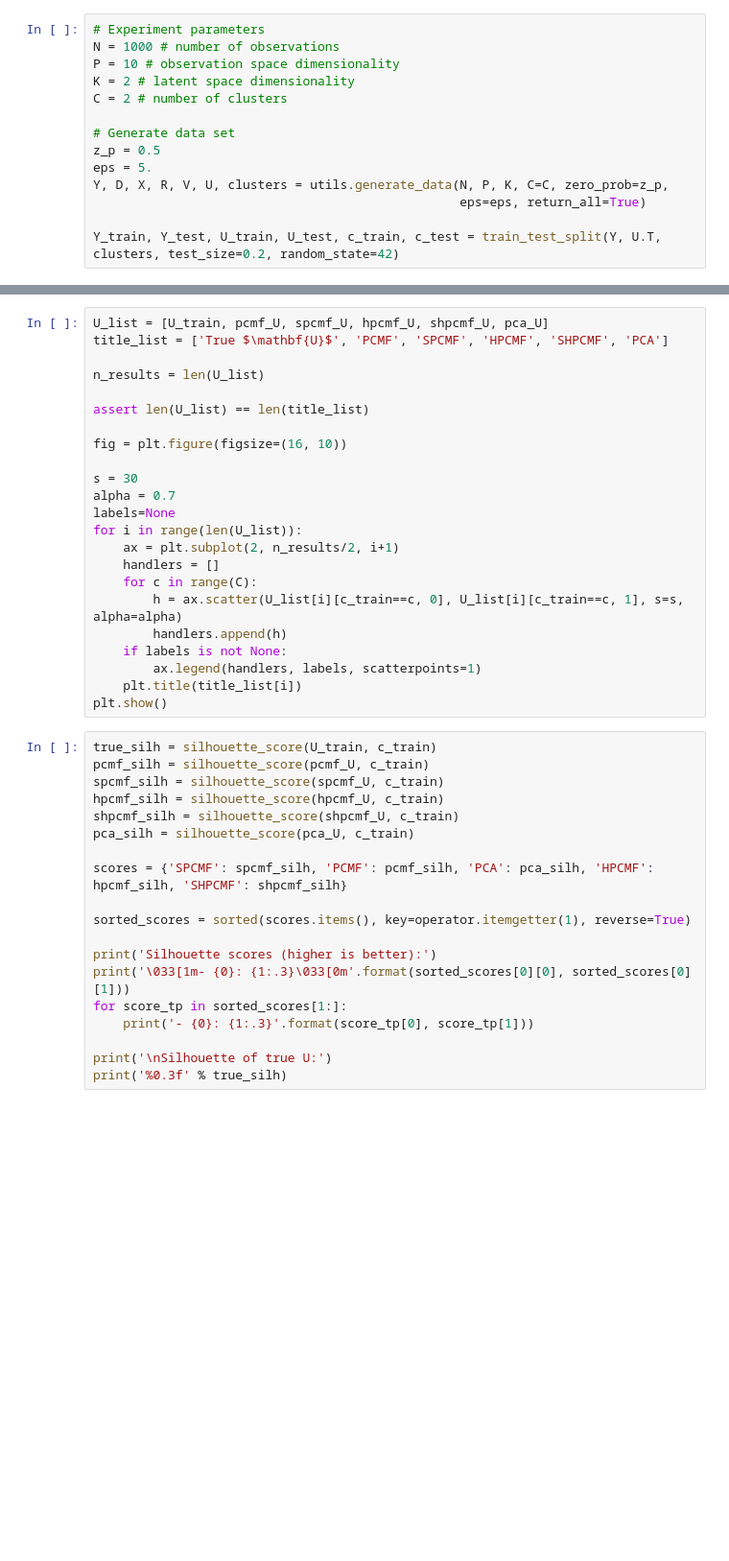
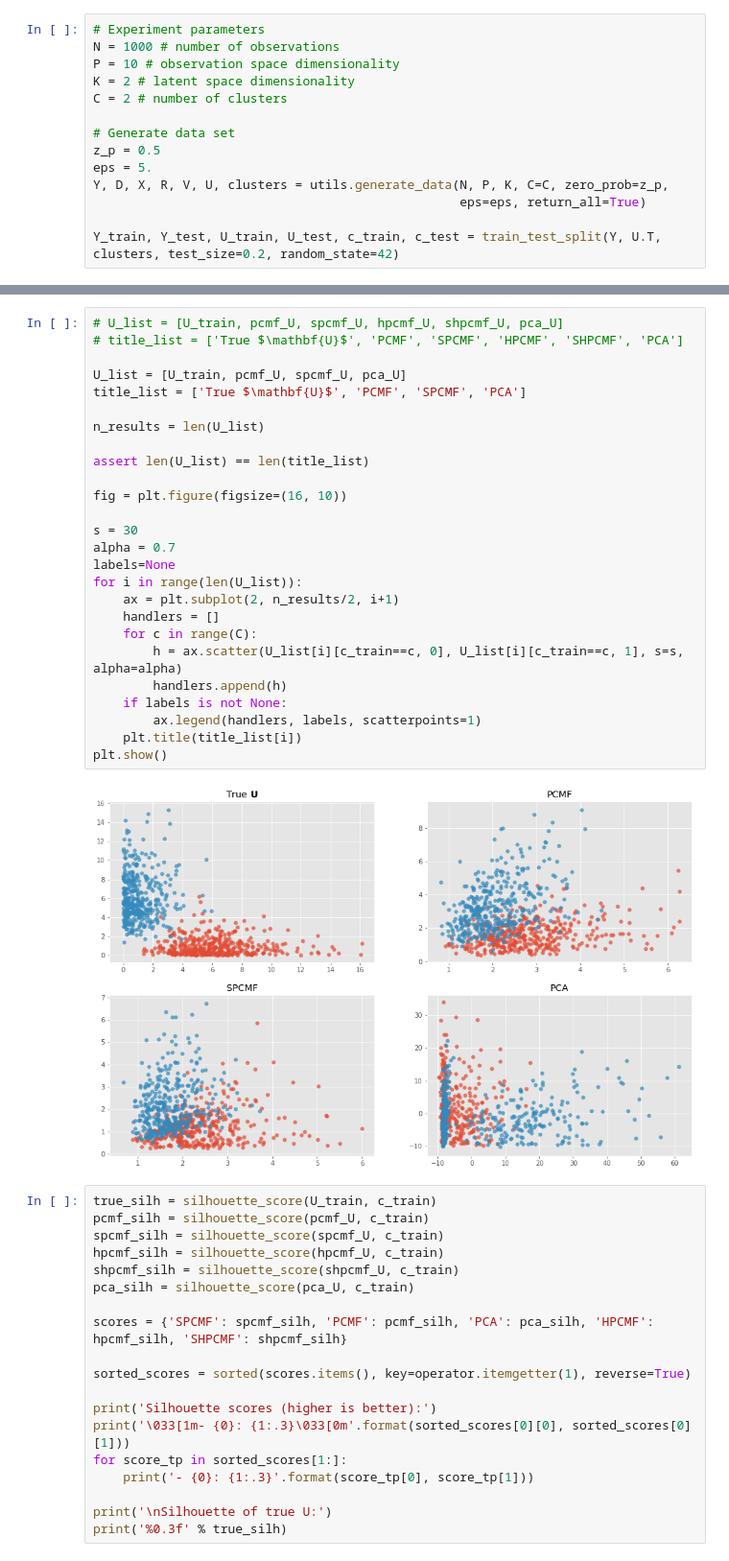
Before and after one commit to pedrofale/mpCMF, a Jupyter notebook: notebooks/Hierarchical pCMF.ipynb, the cells around one changed output, grey strips where cells are left out. Shown at 96% size. Drawn from its saved outputs; the diff is of its cells as text; blank space fills up the shorter version.

```diff
--- a/notebooks/Hierarchical pCMF.ipynb
+++ b/notebooks/Hierarchical pCMF.ipynb
@@ -120,26 +111,31 @@ plt.show()
 # %%
-U_list = [U_train, pcmf_U, spcmf_U, hpcmf_U, shpcmf_U, pca_U]
-title_list = ['True $\mathbf{U}$', 'PCMF', 'SPCMF', 'HPCMF', 'SHPCMF', 'PCA']
+# U_list = [U_train, pcmf_U, spcmf_U, hpcmf_U, shpcmf_U, pca_U]
+# title_list = ['True $\mathbf{U}$', 'PCMF', 'SPCMF', 'HPCMF', 'SHPCMF', 'PCA']
+
+U_list = [U_train, pcmf_U, spcmf_U, pca_U]
+title_list = ['True $\mathbf{U}$', 'PCMF', 'SPCMF', 'PCA']
 
 n_results = len(U_list)
 
 assert len(U_list) == len(title_list)
 
 fig = plt.figure(figsize=(16, 10))
 
 s = 30
 alpha = 0.7
 labels=None
 for i in range(len(U_list)):
     ax = plt.subplot(2, n_results/2, i+1)
     handlers = []
     for c in range(C):
         h = ax.scatter(U_list[i][c_train==c, 0], U_list[i][c_train==c, 1], s=s, alpha=alpha)
         handlers.append(h)
     if labels is not None:
         ax.legend(handlers, labels, scatterpoints=1)
     plt.title(title_list[i])
 plt.show()
+# %% [output]
+[figure, added]
 # %%
 true_silh = silhouette_score(U_train, c_train)
 pcmf_silh = silhouette_score(pcmf_U, c_train)
```
Also changed, not shown: parts of 12 cells of this notebook, 2 other files.
